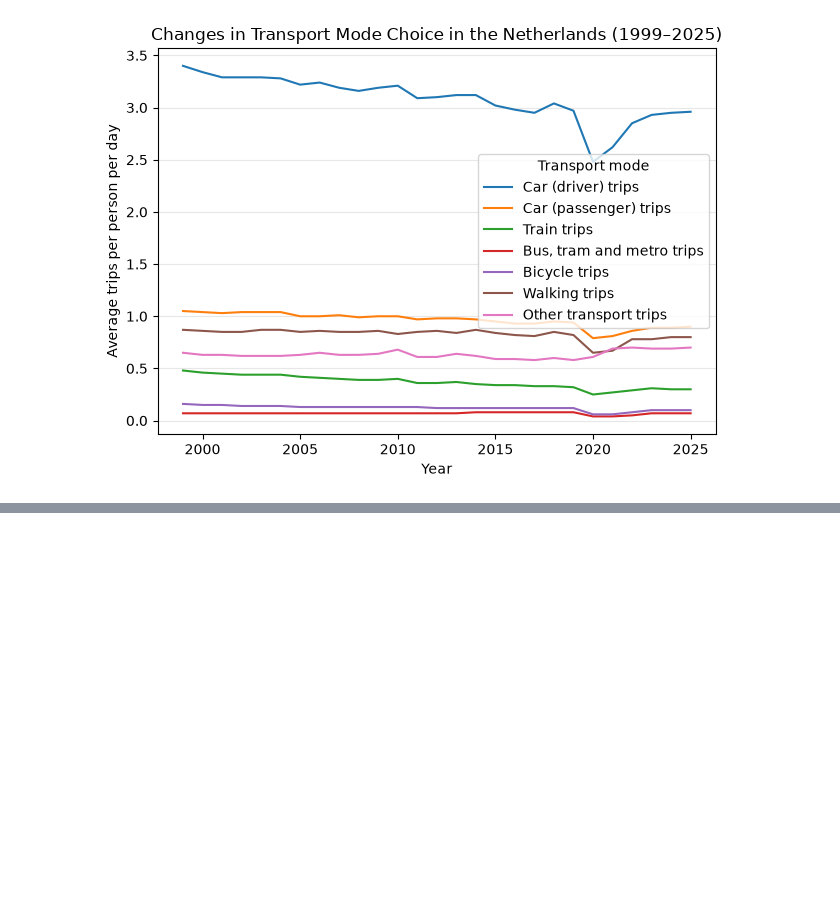
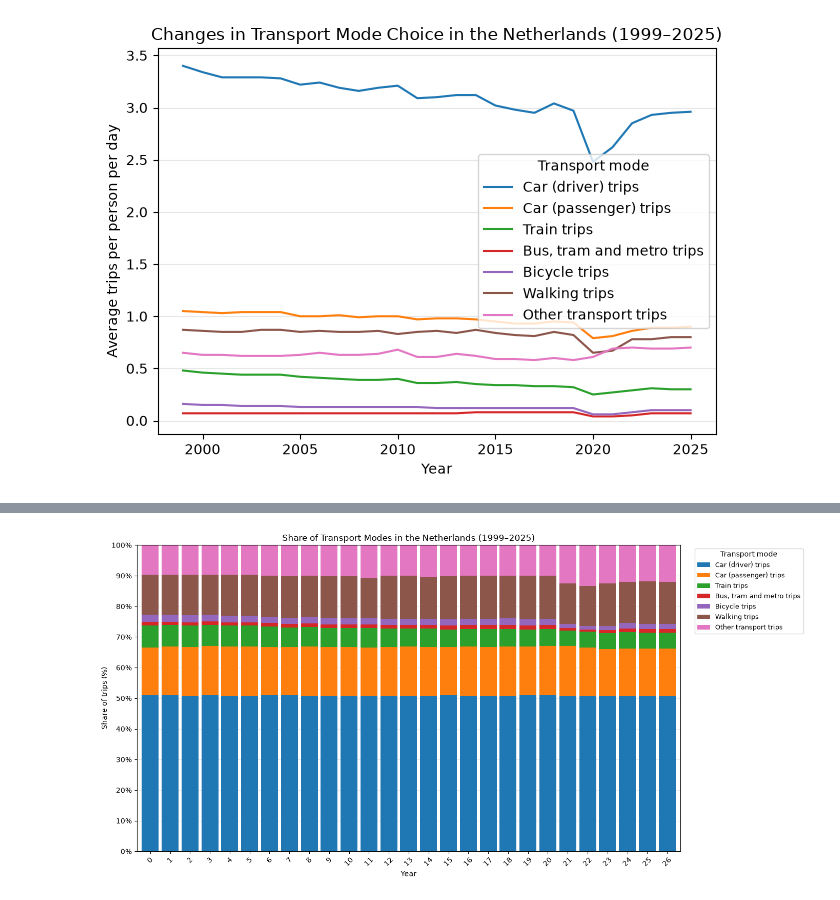
Before and after one commit to Meddevandeplas/TIL6022-group-6, a Jupyter notebook: Code Subquestion 1.ipynb, the cells around one changed output, grey strips where cells are left out. Saved outputs shown, nothing was run; the diff lists cells and outputs as text; code cells hidden in the pictures; blank space fills up the shorter version.

```diff
--- a/Code Subquestion 1.ipynb
+++ b/Code Subquestion 1.ipynb
@@ -137,0 +71,13 @@ Selected columns:
+# %%
+shares = calculate_shares(df.loc[mask, columns[:-1]])  # Exclude the last column which is "Totaal"
+
+# Give columns clear names
+shares.columns = labels
+shares.index.name = "Year"
+shares = shares.reset_index()
+
+# Round percentages
+shares.iloc[:, 1:] = shares.iloc[:, 1:].round(2)
+
+# Display the clean table
+display(shares)
@@ -137,0 +102,33 @@ Selected columns:
+# %%
+# Create a 100% stacked bar chart
+ax = shares.set_index("Year").plot(
+    kind="bar",
+    stacked=True,
+    figsize=(14, 7),
+    width=0.85
+)
+#set titles
+ax.set_xlabel("Year")
+ax.set_ylabel("Share of trips (%)")
+ax.set_title("Share of Transport Modes in the Netherlands (1999–2025)")
+
+# Set y-axis from 0% to 100%, in steps of 10%
+ax.set_ylim(0, 100)
+ax.set_yticks(np.arange(0, 101, 10))
+ax.set_yticklabels([f"{i}%" for i in range(0, 101, 10)])
+
+# Improve legend
+ax.legend(
+    title="Transport mode",
+    bbox_to_anchor=(1.02, 1),
+    loc="upper left",
+    fontsize=9
+)
+
+ax.grid(axis="y", alpha=0.3)
+ax.set_axisbelow(True)
+plt.xticks(rotation=45)
+plt.tight_layout()
+plt.show()
+# %% [output]
+[figure, added]
```
Also changed, not shown: parts of 5 cells of this notebook, 1 other file.
